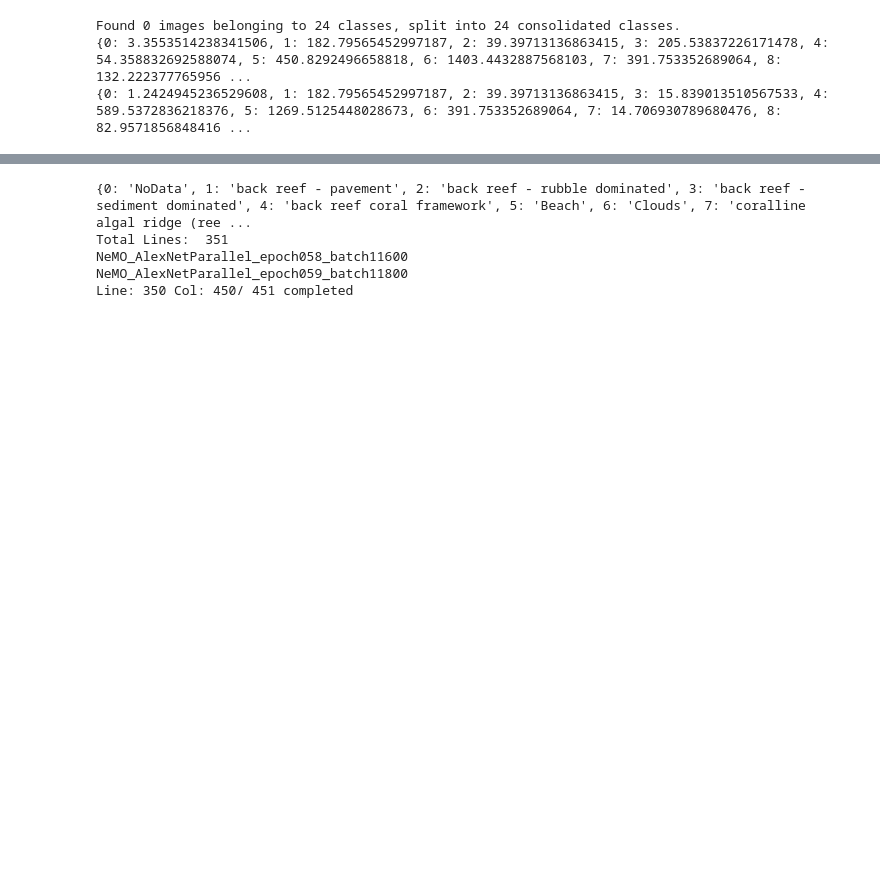
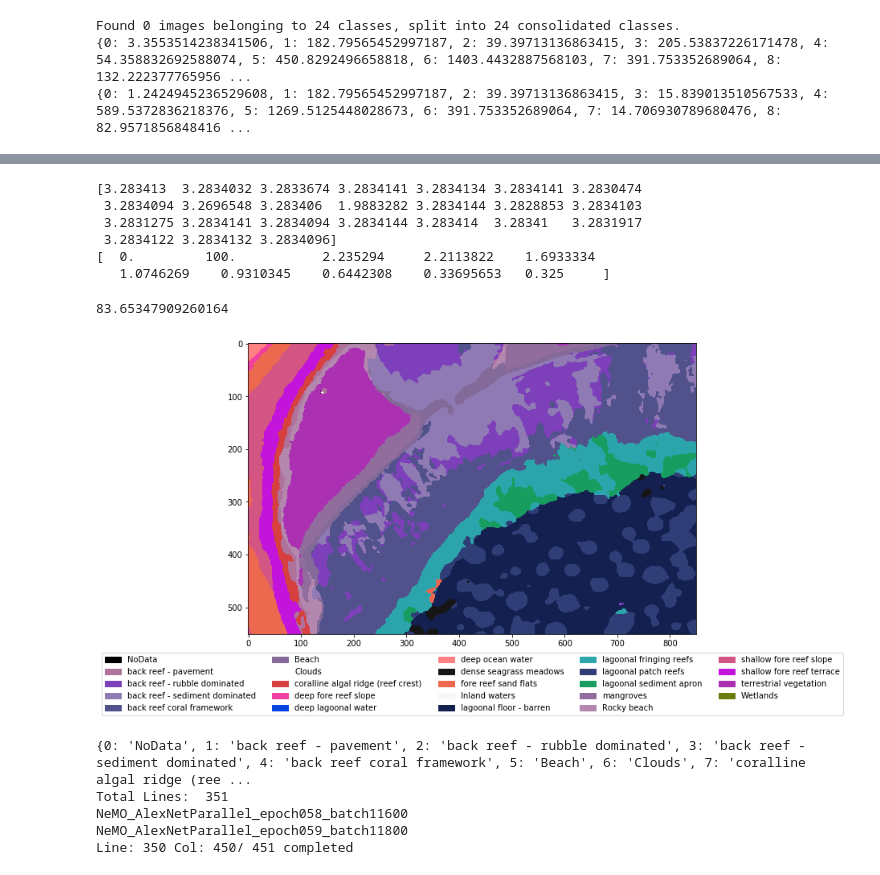
Before and after one commit to NASA-NeMO-Net/NeMO-Net, a Jupyter notebook: CNN/Keras_AlexNetHyperOpt_FullVisualization.ipynb, the cells around one changed output, grey strips where cells are left out. Saved outputs shown, nothing was run; the diff lists cells and outputs as text; code cells hidden in the pictures; blank space fills up the shorter version.

```diff
--- a/CNN/Keras_AlexNetHyperOpt_FullVisualization.ipynb
+++ b/CNN/Keras_AlexNetHyperOpt_FullVisualization.ipynb
@@ -242,3 +312,43 @@ np.save(outfile,whole_predict)
+# %%
+img_en = pairwise_bilateral.reshape((-1, whole_predict.shape[0], whole_predict.shape[1]))  # Reshape just for plotting
+
+# for i in range(num_channels):
+#     print(np.std(PerosBanhos.image[:,:,i]))
+# plt.figure(6, figsize=(15,5))
+# plt.subplot(1,3,1); plt.imshow(img_en[8]); plt.title('Pairwise bilateral [x]'); plt.axis('off'); plt.colorbar();
+# plt.subplot(1,3,2); plt.imshow(img_en[9]); plt.title('Pairwise bilateral [y]'); plt.axis('off'); plt.colorbar();
+# plt.subplot(1,3,3); plt.imshow(img_en[7]); plt.title('Pairwise bilateral [c]'); plt.axis('off'); plt.colorbar();
+# plt.show()
+
+MAP = np.argmax(Q, axis=0)
+print(U[:,0])
+print(pairwise_bilateral[:,100])
+# %% [output]
+[3.283413  3.2834032 3.2833674 3.2834141 3.2834134 3.2834141 3.2830474
+ 3.2834094 3.2696548 3.283406  1.9883282 3.2834144 3.2828853 3.2834103
+ 3.2831275 3.2834141 3.2834094 3.2834144 3.283414  3.28341   3.2831917
+ 3.2834122 3.2834132 3.2834096]
+[  0.         100.           2.235294     2.2113822    1.6933334
+   1.0746269    0.9310345    0.6442308    0.33695653   0.325     ]
+# %%
+final_predict = np.reshape(MAP, (whole_predict.shape[0], whole_predict.shape[1]))
+accuracy = 100*np.asarray((final_predict == Testtruth)).astype(np.float32).sum()/(whole_predict.shape[0]*whole_predict.shape[1])
+print(accuracy)
+
+fig = plt.figure(5,figsize=(10,10))
+ax = plt.subplot(111)
+ax.imshow(final_predict, interpolation='nearest', cmap=cmap, norm=norm)
+box = ax.get_position()
+ax.set_position([box.x0, box.y0 + box.height * 0.2,
+                 box.width, box.height])
+ax.legend([mpatches.Patch(color=cmap(i)) for i in range(len(class_indices_rev))],
+           ['{}'.format(class_indices_rev[i]) for i in range(len(class_indices_rev))],
+          loc='upper center', bbox_to_anchor=(0.5,-0.05), ncol=5)
+# ax.set_axis_off()
+plt.show()
+# %% [output]
+83.65347909260164
+[figure, added]
 # %%
 # Visualization run across learning process (every 50 batches)
 class_indices_rev = dict((v,k) for k,v in train_generator.class_indices.items()) #flip k,v
```
Also changed, not shown: parts of 7 cells of this notebook, 4 other files.
